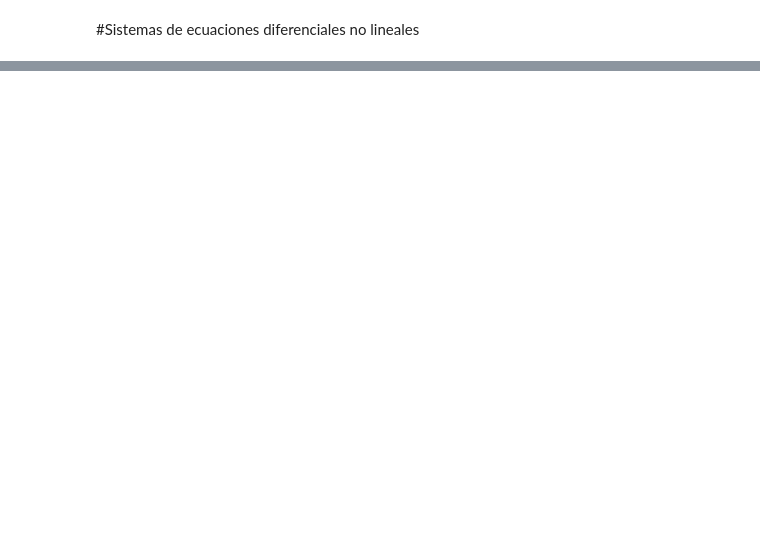
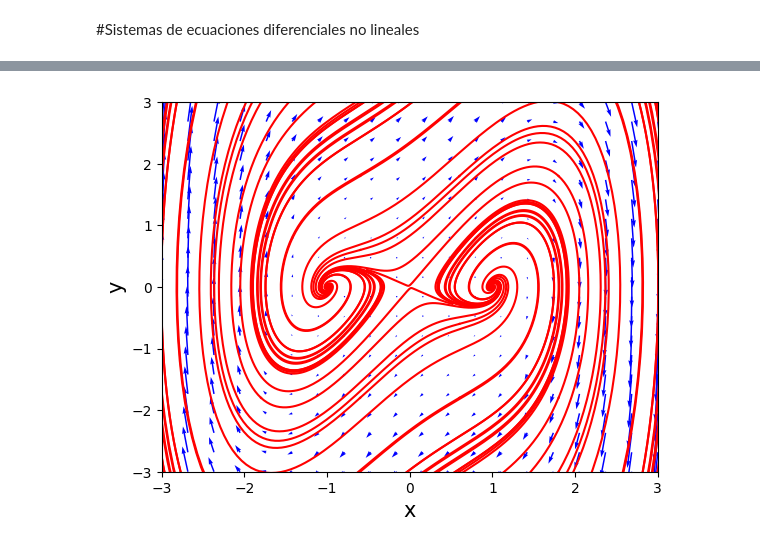
Before and after one commit to DesireeHc/EcuacionesDiferenciales, a Jupyter notebook: Clasificación.ipynb, the cells around one changed output, grey strips where cells are left out. Saved outputs shown, nothing was run; the diff lists cells and outputs as text; code cells hidden in the pictures; blank space fills up the shorter version.

```diff
--- a/Clasificación.ipynb
+++ b/Clasificación.ipynb
@@ -210,4 +207,0 @@ import numpy as np
-# %%
-A = np.array([[2, 3, -1], [1, -2, 4], [3, 1, 2]])
-b = np.array([5, -2, 1])
-x = np.array([0, 0, 0])
@@ -275,0 +241,3 @@ Solución del sistema:
+# %%
+xs = odeint(dx_dt, x0, t)  # Solve the system
+print(sol)
@@ -277,0 +302,35 @@ Solución del sistema:
+# %%
+# The 2-dimensional nonlinear system.
+def dx_dt(x, t):
+    return [x[1], x[0] * (1 - x[0]**2) + x[1]]
+# %%
+# Trajectories in forward time.
+ts = np.linspace(0, 10, 500)
+ic = np.linspace(-3, 3, 6)
+for r in ic:
+    for s in ic:
+        x0 = [r, s]
+        xs = odeint(dx_dt, x0, ts)
+        plt.plot(xs[:,0], xs[:,1], "r-")
+# Trajectories in backward time.
+ts = np.linspace(0, -10, 500)
+ic = np.linspace(-3, 3, 6)
+for r in ic:
+    for s in ic:
+        x0 = [r, s]
+        xs = odeint(dx_dt, x0, ts)
+        plt.plot(xs[:,0], xs[:,1], "r-")
+# Label the axes and set fontsizes.
+plt.xlabel("x", fontsize=15)
+plt.ylabel("y", fontsize=15)
+plt.tick_params(labelsize=10)
+plt.xlim(-3, 3)
+plt.ylim(-3, 3);
+# Plot the vectorfield.
+X, Y = np.mgrid[-3:3:20j, -3:3:20j]
+u=Y
+v=X * (1 - X**2) + Y
+pl.quiver(X, Y, u, v, color = 'b')
+plt.show()
+# %% [output]
+[figure, added]
```
Also changed, not shown: parts of 14 cells of this notebook.
